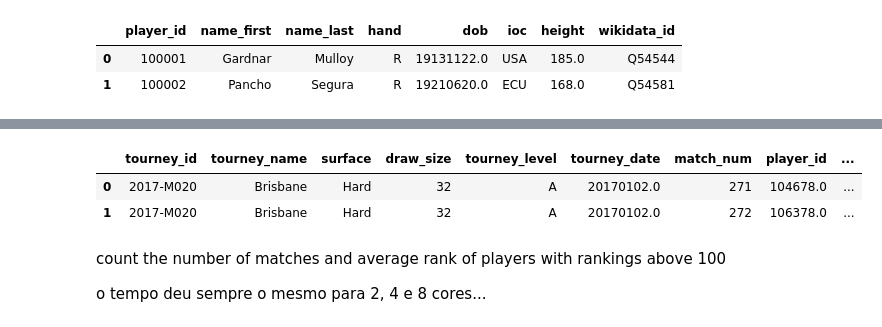
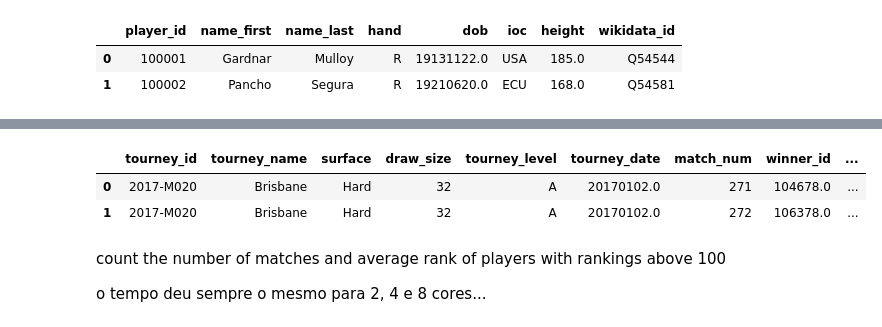
Before and after one commit to joao-oak/Big-Data-Spark, a Jupyter notebook: performance_analysis.ipynb, the cells around one changed output, grey strips where cells are left out. Cells and saved outputs as stored; diff of their text form; code cells hidden in the pictures.

```diff
--- a/performance_analysis.ipynb
+++ b/performance_analysis.ipynb
@@ -43,8 +39,8 @@ players.head(2)
 | 1 | 100002 | Pancho | Segura | R | 19210620.0 | ECU | 168.0 | Q54581 |
 # %%
 matches = ps.read_sql('matches', con=con)
-matches = matches.rename(columns={'winner_id': 'player_id'})
+# matches = matches.rename(columns={'winner_id': 'player_id'})
 # matches.dropna()
-# matches['player_id'] = matches['player_id'].astype(int)
+# matches['winner_id'] = matches['winner_id'].astype(int)
 matches.head(2)
 # %% [output]
@@ -52,3 +47,3 @@ matches.head(2)
-|  | tourney_id | tourney_name | surface | draw_size | tourney_level | tourney_date | match_num | player_id | ... |
+|  | tourney_id | tourney_name | surface | draw_size | tourney_level | tourney_date | match_num | winner_id | ... |
 | 0 | 2017-M020 | Brisbane | Hard | 32 | A | 20170102.0 | 271 | 104678.0 | ... |
 | 1 | 2017-M020 | Brisbane | Hard | 32 | A | 20170102.0 | 272 | 106378.0 | ... |
```
Also changed, not shown: parts of 17 cells of this notebook, 2 other files.
